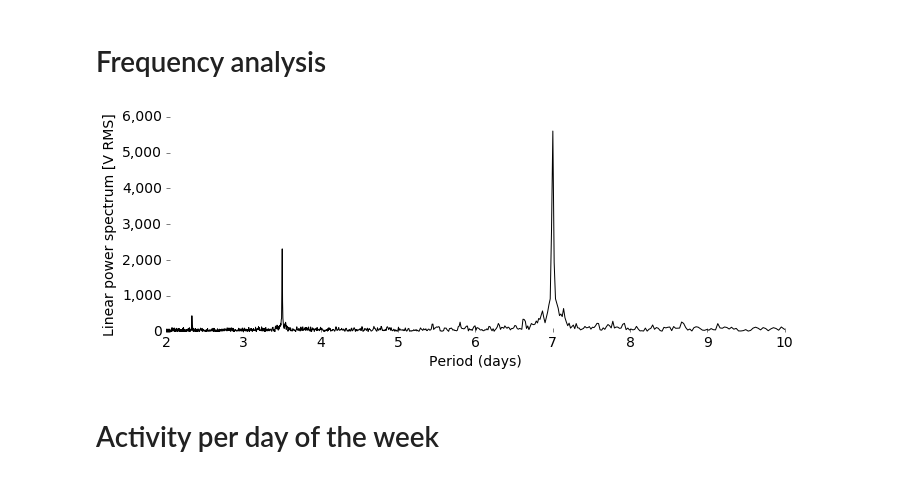
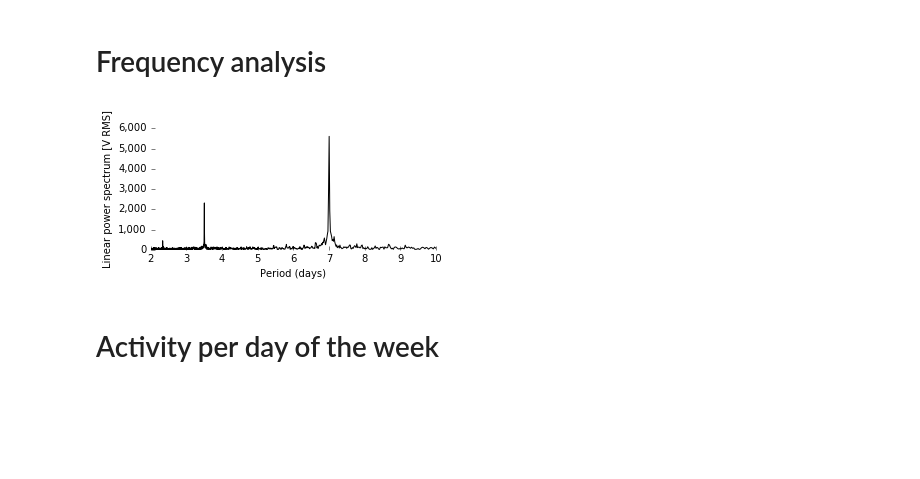
Before and after one commit to JeroenDelcour/redditStats, a Jupyter notebook: subreddits activity/subreddit video.ipynb, the cells around one changed output. Drawn from its saved outputs; the diff is of its cells as text; code cells hidden in the pictures; blank space fills up the shorter version.

Commit message:
changed frequency plot size and font size

```diff
--- a/subreddits activity/subreddit video.ipynb
+++ b/subreddits activity/subreddit video.ipynb
@@ -518,25 +518,27 @@ plt.show()
 # %%
 from scipy.signal import periodogram
 # %%
+matplotlib.rcParams.update({'font.size': 10})
+
 f, Pxx_spec = periodogram(data_sum, scaling='spectrum', detrend='linear')
-plt.figure(figsize=(10,4))
+plt.figure(figsize=(5,2.5))
 ax = plt.subplot(111)
 ax.plot(1/f, np.sqrt(Pxx_spec), color='black')
 ax.set_xlabel('Period (days)')
 ax.set_ylabel('Linear power spectrum [V RMS]')
 plt.ylim([0,6000])
 plt.xlim([2,10])
 
 ax.get_yaxis().set_major_formatter(
     matplotlib.ticker.FuncFormatter(lambda x, p: format(int(x), ',')))
 
 hide_spines()
 plt.tight_layout()
-plt.savefig('frequency spectrum.svg')
-plt.savefig('frequency spectrum.png')
+plt.savefig('frequency_spectrum.svg')
+plt.savefig('frequency_spectrum.png')
 plt.show()
 # %% [output]
-[figure, old version]
+[figure, new version]
 # %% [markdown]
 # Activity per day of the week
 # %%
```
Also changed, not shown: parts of 1 cell of this notebook.
